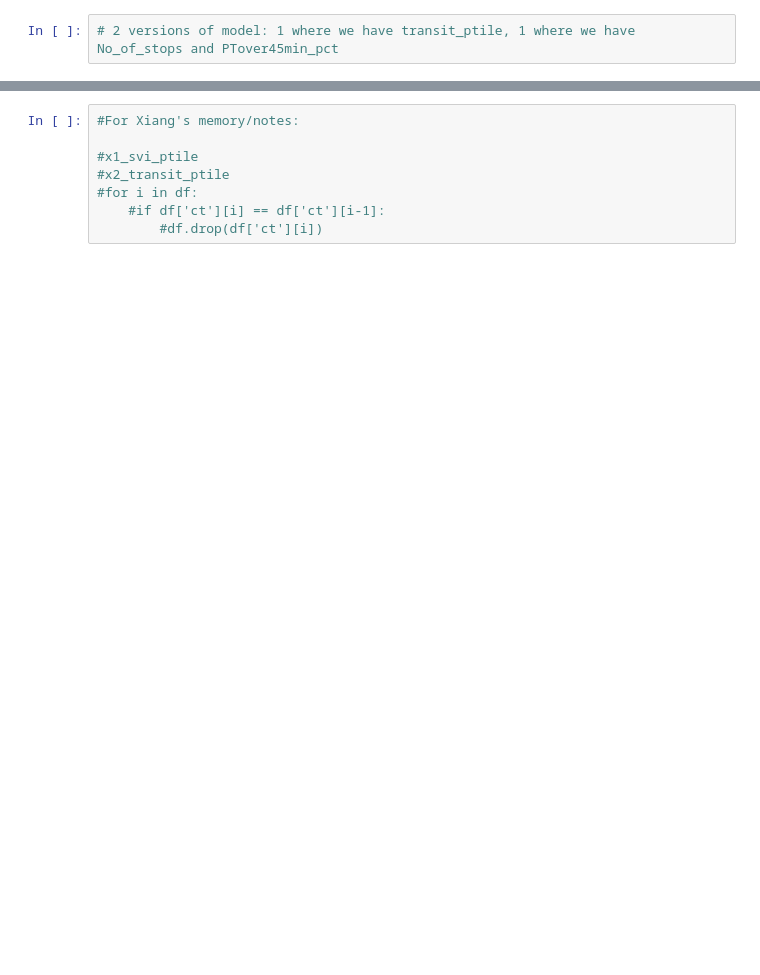
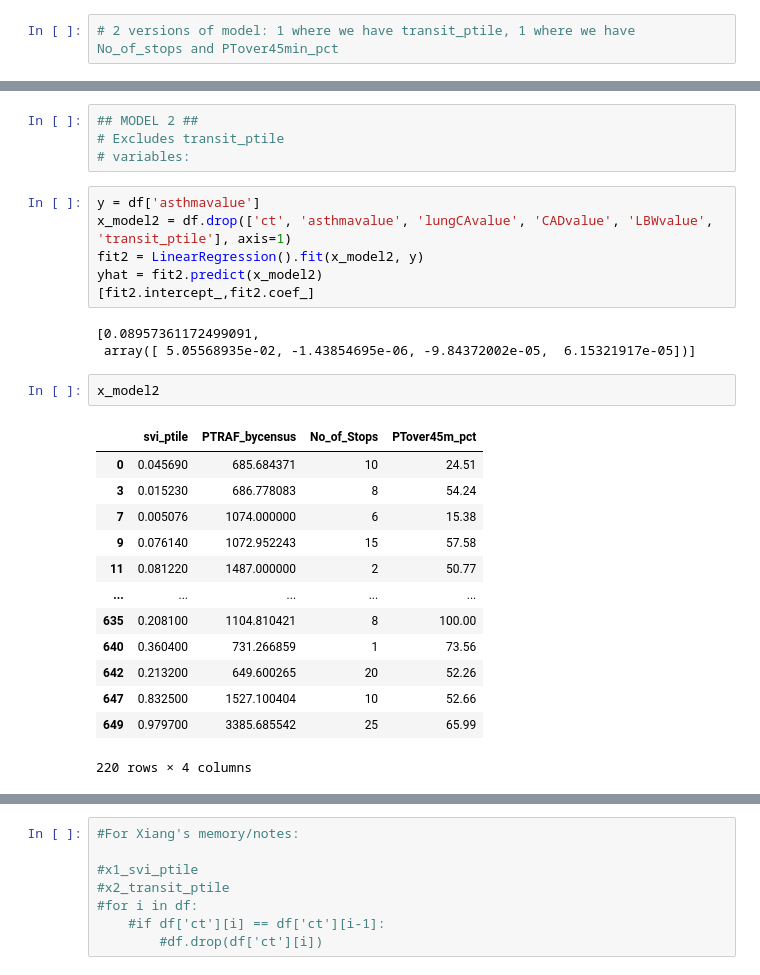
Before and after one commit to nfriedb1/DS4PH-Capstone-Neta-Xiang, a Jupyter notebook: DataSetUp.ipynb, the cells around one changed output, grey strips where cells are left out. Drawn from its saved outputs; the diff is of its cells as text; blank space fills up the shorter version.

```diff
--- a/DataSetUp.ipynb
+++ b/DataSetUp.ipynb
@@ -59,0 +129,29 @@ x_LBW =
+# %%
+## MODEL 2 ##
+# Excludes transit_ptile
+# variables:
+# %%
+y = df['asthmavalue']
+x_model2 = df.drop(['ct', 'asthmavalue', 'lungCAvalue', 'CADvalue', 'LBWvalue', 'transit_ptile'], axis=1)
+fit2 = LinearRegression().fit(x_model2, y)
+yhat = fit2.predict(x_model2)
+[fit2.intercept_,fit2.coef_]
+# %% [output]
+[0.08957361172499091,
+ array([ 5.05568935e-02, -1.43854695e-06, -9.84372002e-05,  6.15321917e-05])]
+# %%
+x_model2
+# %% [output]
+|  | svi_ptile | PTRAF_bycensus | No_of_Stops | PTover45m_pct |
+| 0 | 0.045690 | 685.684371 | 10 | 24.51 |
+| 3 | 0.015230 | 686.778083 | 8 | 54.24 |
+| 7 | 0.005076 | 1074.000000 | 6 | 15.38 |
+| 9 | 0.076140 | 1072.952243 | 15 | 57.58 |
+| 11 | 0.081220 | 1487.000000 | 2 | 50.77 |
+| ... | ... | ... | ... | ... |
+| 635 | 0.208100 | 1104.810421 | 8 | 100.00 |
+| 640 | 0.360400 | 731.266859 | 1 | 73.56 |
+| 642 | 0.213200 | 649.600265 | 20 | 52.26 |
+| 647 | 0.832500 | 1527.100404 | 10 | 52.66 |
+| 649 | 0.979700 | 3385.685542 | 25 | 65.99 |
+220 rows × 4 columns
```
Also changed, not shown: parts of 16 cells of this notebook.
